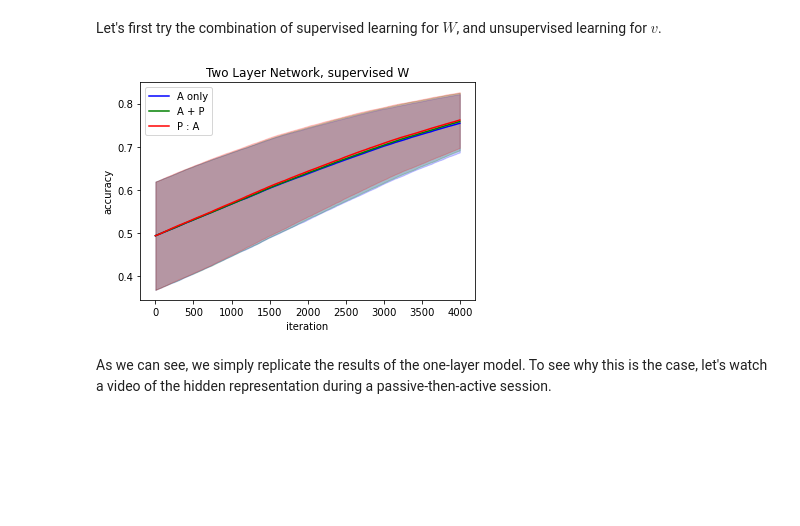
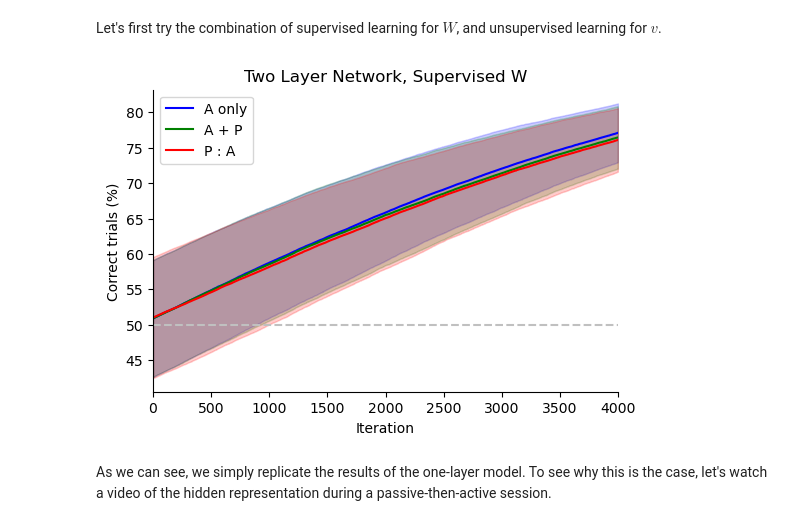
Before and after one commit to cschmidat/behaviour-models, a Jupyter notebook: writeup/report.ipynb, the cells around one changed output. Cells and saved outputs as stored; diff of their text form; code cells hidden in the pictures; blank space fills up the shorter version.

Commit message:
Added plotting script

```diff
--- a/writeup/report.ipynb
+++ b/writeup/report.ipynb
@@ -105,20 +105,20 @@ def simulation_double(
     jax_key = jax.random.PRNGKey(seed)
 
     # Prepare means of point clouds
-    data_means = parclass_wv().means
-
+    data_means = parclass_base().means
+    print(data_means.shape)
     X_train, y_train, _ = gen_data_x(
-        jax_key, 1000, 20, 2, parclass_wv().sigs, data_means, vec=True
+        jax_key, 1000, 50, 2, parclass_wv().sigs, data_means, vec=True
     )
     jax_key, subkey1, subkey2 = jax.random.split(jax_key, 3)
     X_val, y_val, _ = gen_data_x(
-        subkey1, 1000, 20, 2, parclass_wv().sigs, data_means, vec=True
+        subkey1, 1000, 50, 2, parclass_wv().sigs, data_means, vec=True
     )
 
     sim_pars = parclass_wv(
         lam_fsm_w=1,
         lam_sgd_w=1e-2,
-        lam_hebb_v=1,
+        lam_hebb_v=2,
         lam_sgd_v=5e-2,
         lr_hebb_v=lr_hebb_v,
         lr_fsm_w=lr_fsm_w,
@@ -153,7 +153,7 @@ pta_onel = jax.vmap(lambda seed: simulation(seed, cond=pta_cond, num_it=20000))(
 Two layer network simulations
 # %%
 #Unsupervised v, Supervised W
-an_doublel_sw = jax.vmap(lambda seed: simulation_double(seed, cond=an_cond, num_it=4000, lr_sgd_v=0, lr_hebb_v=2e-3, lr_sgd_w=2e-3, lr_fsm_w=0, hebb_w=True))(jnp.arange(100))
-ap_doublel_sw = jax.vmap(lambda seed: simulation_double(seed, cond=ap_cond, num_it=40000, lr_sgd_v=0, lr_hebb_v=2e-3, lr_sgd_w=2e-3, lr_fsm_w=0, hebb_w=True))(jnp.arange(100))
-pta_doublel_sw = jax.vmap(lambda seed: simulation_double(seed, cond=pta_cond, num_it=40000, lr_sgd_v=0, lr_hebb_v=2e-3, lr_sgd_w=2e-3, lr_fsm_w=0, hebb_w=True))(jnp.arange(100))
+an_doublel_sw = jax.vmap(lambda seed: simulation_double(seed, cond=an_cond, num_it=4000, lr_sgd_v=0, lr_hebb_v=1e-1, lr_sgd_w=2e-3, lr_fsm_w=0, hebb_w=True))(jnp.arange(100))
+ap_doublel_sw = jax.vmap(lambda seed: simulation_double(seed, cond=ap_cond, num_it=40000, lr_sgd_v=0, lr_hebb_v=1e-1, lr_sgd_w=2e-3, lr_fsm_w=0, hebb_w=True))(jnp.arange(100))
+pta_doublel_sw = jax.vmap(lambda seed: simulation_double(seed, cond=pta_cond, num_it=40000, lr_sgd_v=0, lr_hebb_v=1e-1, lr_sgd_w=2e-3, lr_fsm_w=0, hebb_w=True))(jnp.arange(100))
 # %% [output]
@@ -311,18 +333,24 @@ For the two-layer model, we can use the same reasoning as above to argue that we
 Let's first try the combination of supervised learning for $W$, and unsupervised learning for $v$.
 # %%
 to_draw = [[an_doublel_sw[1][0], "A only", "blue"], [ap_doublel_sw[1][0][:,::10], "A + P", "green"], [pta_doublel_sw[1][0][:,-4000:], "P : A", "red"]]
+fig, ax = plt.subplots(1,1)
 for data, label, color in to_draw:
-    data_mean = data.mean(axis=0)
-    data_std = data.std(axis=0)
-    plt.plot(data_mean, label=label, color=color)
-    plt.fill_between(np.arange(len(data_mean)), data_mean-data_std, data_mean+data_std, alpha=0.2, color=color)
-plt.legend()
-plt.title('Two Layer Network, supervised W')
-plt.xlabel('iteration');
-plt.ylabel('accuracy');
-plt.show()
+    data_mean = 100 * data.mean(axis=0)
+    data_std = 100 * data.std(axis=0)
+    ax.plot(data_mean, label=label, color=color)
+    ax.fill_between(
+        np.arange(len(data_mean)),
+        data_mean - data_std,
+        data_mean + data_std,
+        alpha=0.2,
+        color=color,
+    )
+ax = style_plot(ax, 4000)
+ax.set_title("Two Layer Network, Supervised W")
+fig.set_dpi(100)
+fig.show()
 # %% [output]
-[figure, old version]
+[figure, new version]
 # %% [markdown]
 As we can see, we simply replicate the results of the one-layer model. To see why this is the case, let's watch a video of the hidden representation during a passive-then-active session.
 # %%
```
Also changed, not shown: parts of 12 cells of this notebook, 7 other files.
